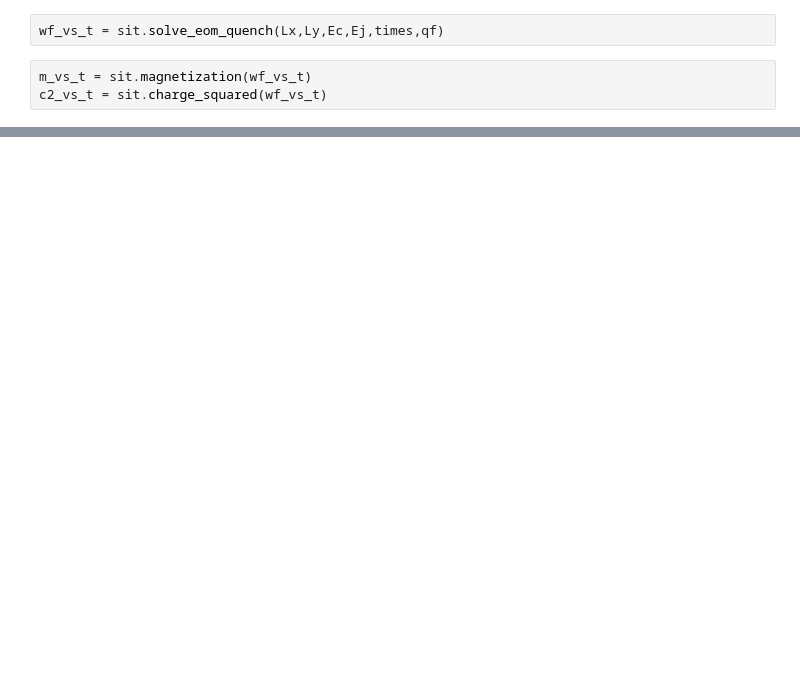
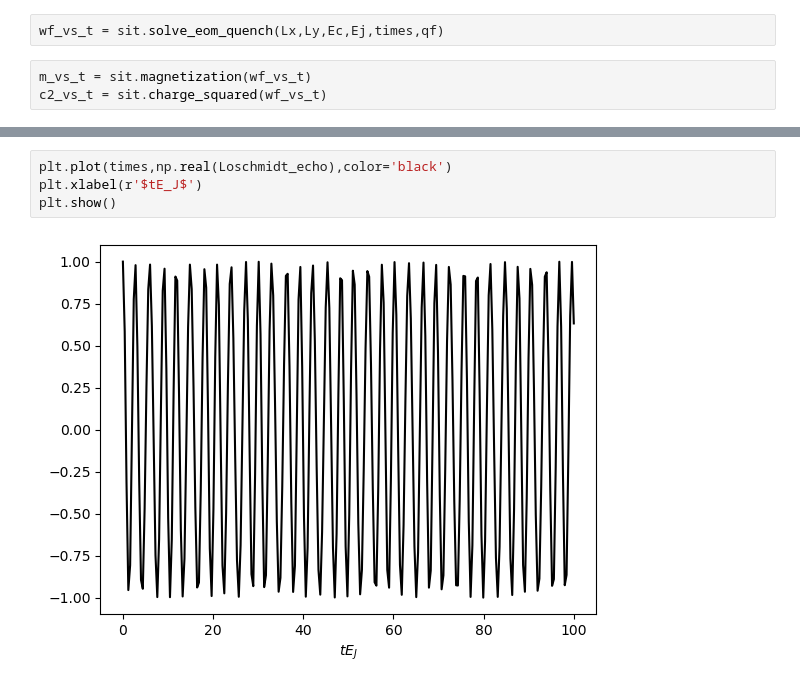
Before and after one commit to j-curtis/QMC_XY_rotor, a Jupyter notebook: testing.ipynb, the cells around one changed output, grey strips where cells are left out. Saved outputs shown, nothing was run; the diff lists cells and outputs as text; blank space fills up the shorter version.

```diff
--- a/testing.ipynb
+++ b/testing.ipynb
@@ -46,0 +45,6 @@ plt.show()
+# %%
+plt.plot(times,np.real(Loschmidt_echo),color='black')
+plt.xlabel(r'$tE_J$')
+plt.show()
+# %% [output]
+[figure, added]
```
Also changed, not shown: parts of 6 cells of this notebook, 1 other file.
